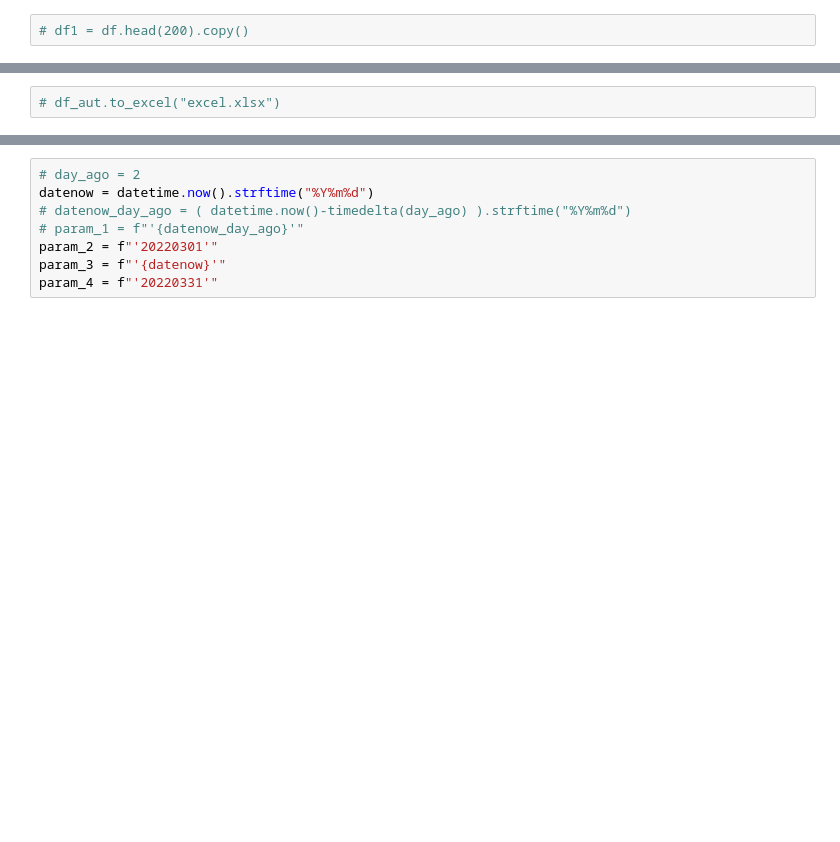
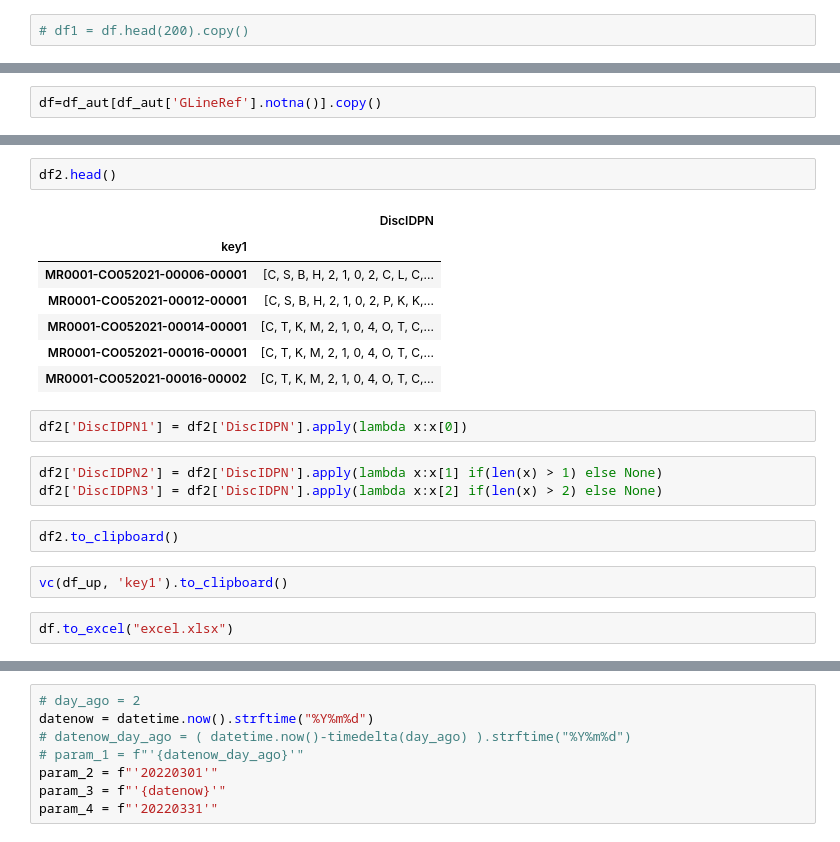
Before and after one commit to duyvanda/ipynb, a Jupyter notebook: data_raw_thang/Disc_Mining.ipynb, the cells around one changed output, grey strips where cells are left out. Drawn from its saved outputs; the diff is of its cells as text; blank space fills up the shorter version.

```diff
--- a/data_raw_thang/Disc_Mining.ipynb
+++ b/data_raw_thang/Disc_Mining.ipynb
@@ -23,0 +35,2 @@ df_aut=df_aut[~df_aut['value'].isna()]
+# %%
+df=df_aut[df_aut['GLineRef'].notna()].copy()
@@ -24,2 +76,21 @@ df_aut=df_aut[~df_aut['value'].isna()]
+# %%
+df2.head()
+# %% [output]
+|  | DiscIDPN |
+| key1 |  |
+| MR0001-CO052021-00006-00001 | [C, S, B, H, 2, 1, 0, 2, C, L, C,... |
+| MR0001-CO052021-00012-00001 | [C, S, B, H, 2, 1, 0, 2, P, K, K,... |
+| MR0001-CO052021-00014-00001 | [C, T, K, M, 2, 1, 0, 4, O, T, C,... |
+| MR0001-CO052021-00016-00001 | [C, T, K, M, 2, 1, 0, 4, O, T, C,... |
+| MR0001-CO052021-00016-00002 | [C, T, K, M, 2, 1, 0, 4, O, T, C,... |
+# %%
+df2['DiscIDPN1'] = df2['DiscIDPN'].apply(lambda x:x[0])
+# %%
+df2['DiscIDPN2'] = df2['DiscIDPN'].apply(lambda x:x[1] if(len(x) > 1) else None)
+df2['DiscIDPN3'] = df2['DiscIDPN'].apply(lambda x:x[2] if(len(x) > 2) else None)
+# %%
+df2.to_clipboard()
+# %%
+vc(df_up, 'key1').to_clipboard()
 # %%
-# df_aut.to_excel("excel.xlsx")
+df.to_excel("excel.xlsx")
```
Also changed, not shown: parts of 22 cells of this notebook, 8 other files.
